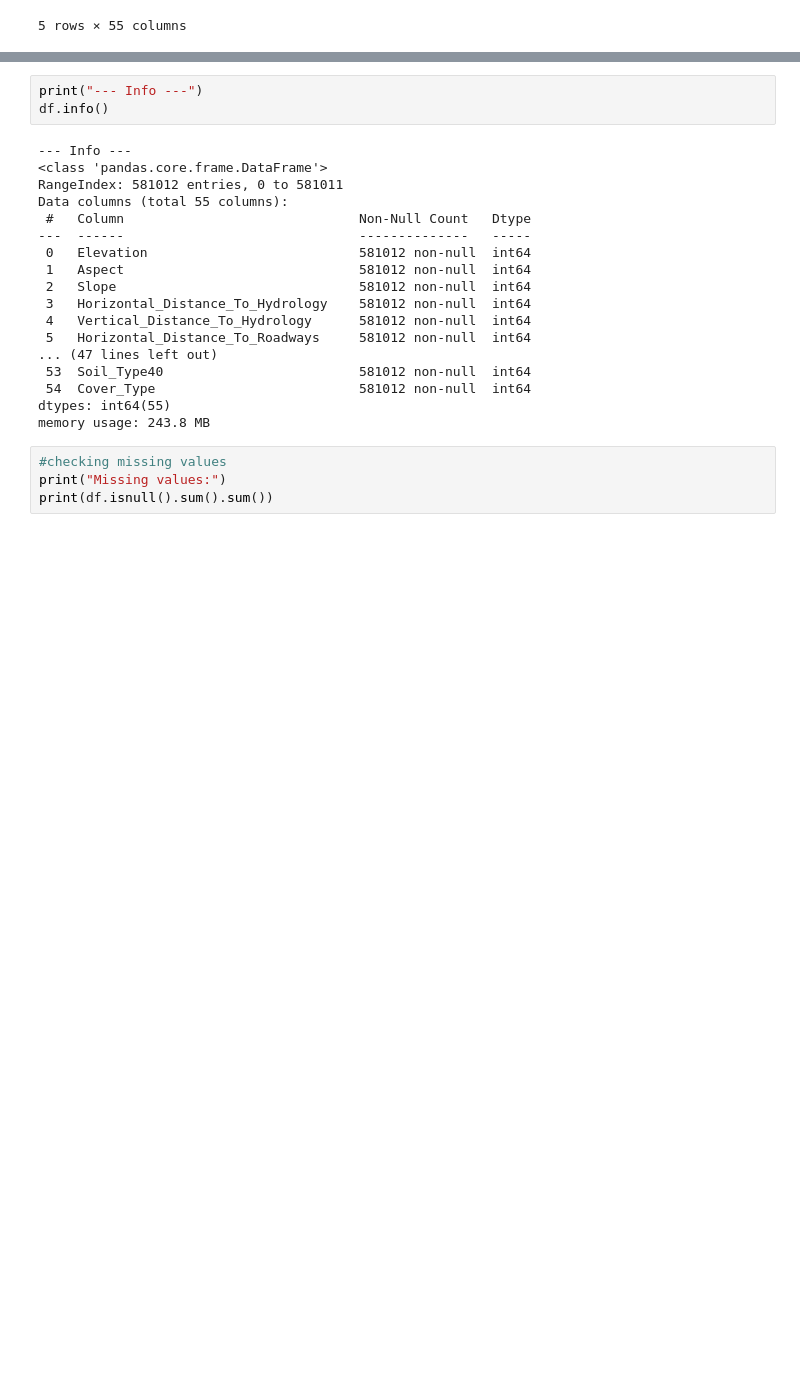
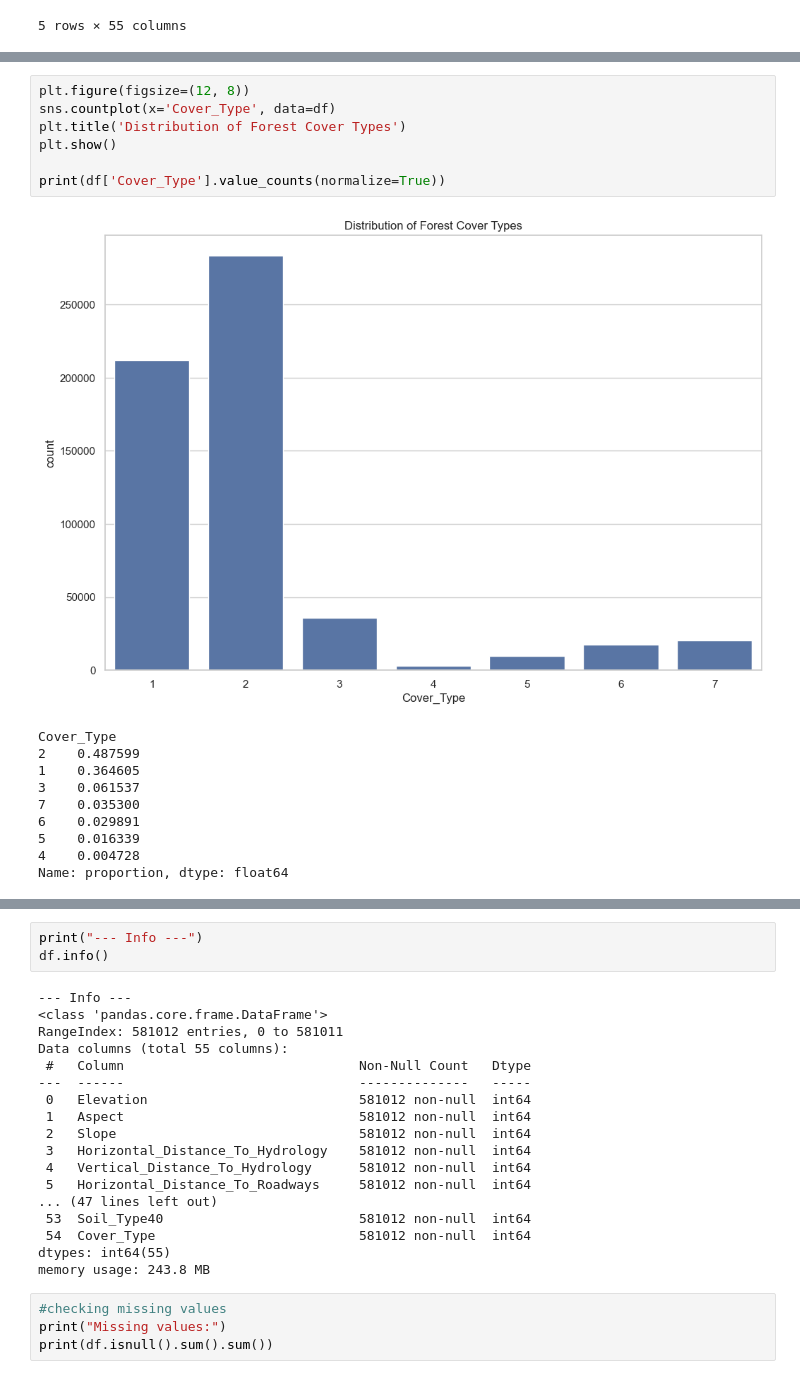
Before and after one commit to KeyPad717/forest_cover_type_prediction, a Jupyter notebook: Forest_Cover_Type_MT2025065.ipynb, the cells around one changed output, grey strips where cells are left out. Drawn from its saved outputs; the diff is of its cells as text; blank space fills up the shorter version.

```diff
--- a/Forest_Cover_Type_MT2025065.ipynb
+++ b/Forest_Cover_Type_MT2025065.ipynb
@@ -47,0 +73,18 @@ Dataset shape: (581012, 55)
+# %%
+plt.figure(figsize=(12, 8))
+sns.countplot(x='Cover_Type', data=df)
+plt.title('Distribution of Forest Cover Types')
+plt.show()
+
+print(df['Cover_Type'].value_counts(normalize=True))
+# %% [output]
+[figure, added]
+Cover_Type
+2    0.487599
+1    0.364605
+3    0.061537
+7    0.035300
+6    0.029891
+5    0.016339
+4    0.004728
+Name: proportion, dtype: float64
```
Also changed, not shown: parts of 35 cells of this notebook, 10 other files.
